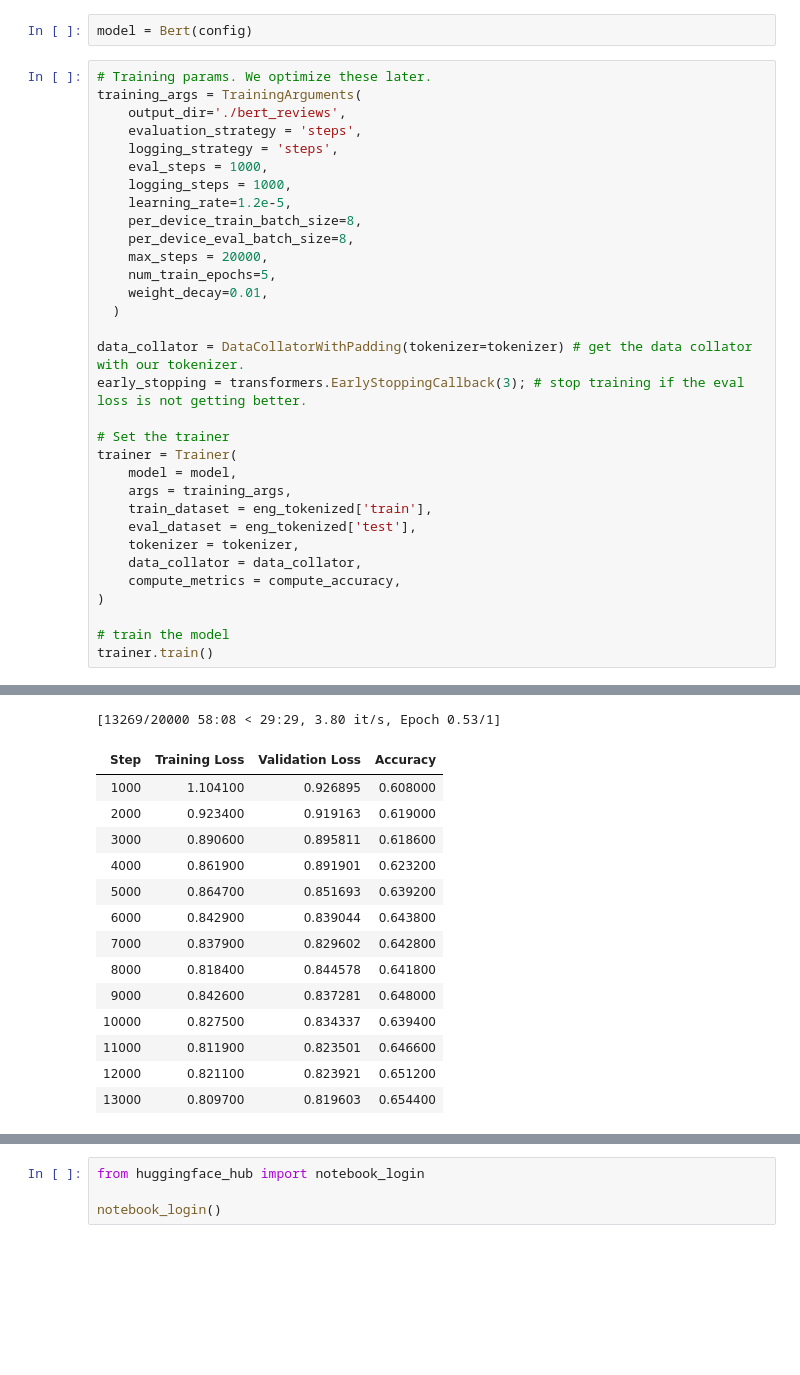
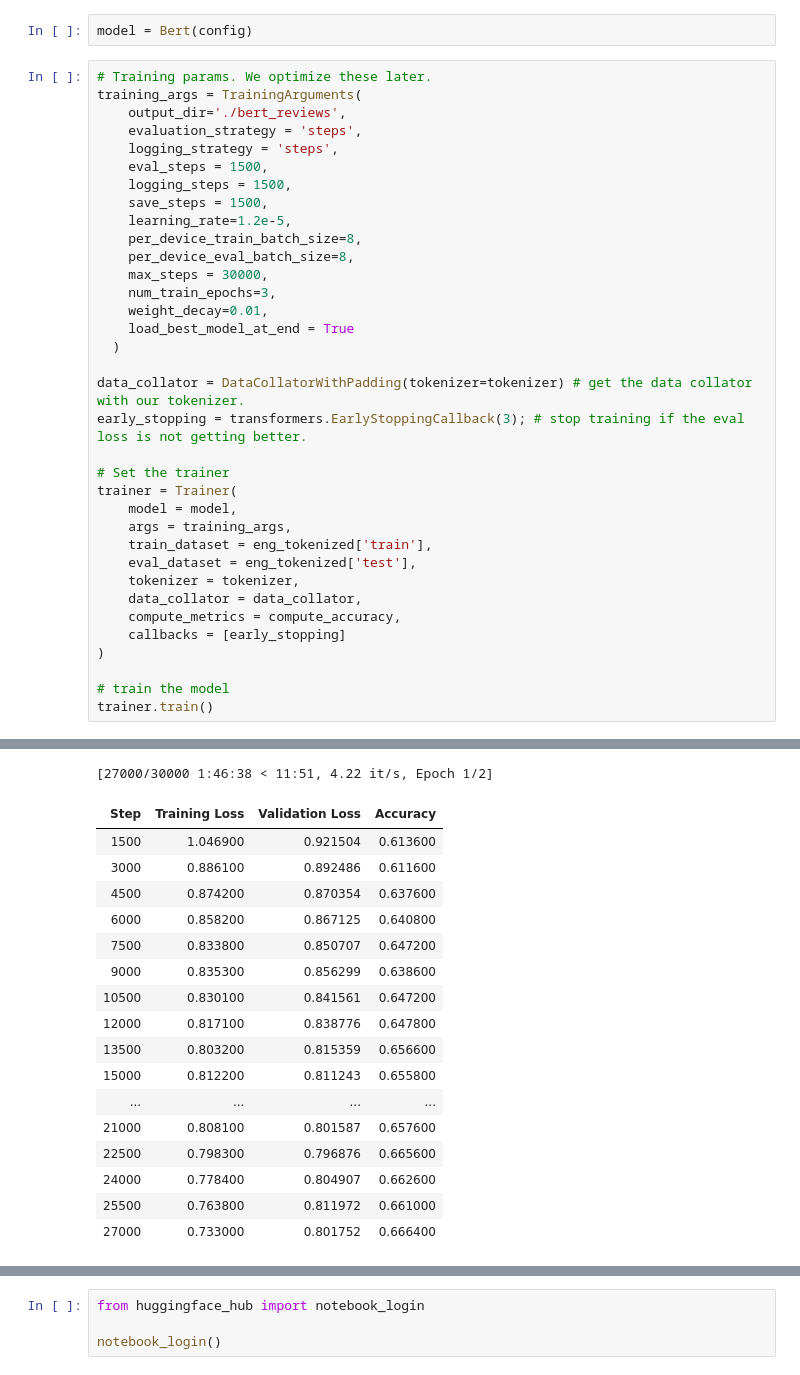
Before and after one commit to Iispar/review-summary-API, a Jupyter notebook: BERT-finetuned-model.ipynb, the cells around one changed output, grey strips where cells are left out. Drawn from its saved outputs; the diff is of its cells as text; blank space fills up the shorter version.

```diff
--- a/BERT-finetuned-model.ipynb
+++ b/BERT-finetuned-model.ipynb
@@ -183,48 +183,54 @@ model = Bert(config)
 # Training params. We optimize these later.
 training_args = TrainingArguments(
     output_dir='./bert_reviews',
     evaluation_strategy = 'steps',
     logging_strategy = 'steps',
-    eval_steps = 1000,
-    logging_steps = 1000,
+    eval_steps = 1500,
+    logging_steps = 1500,
+    save_steps = 1500,
     learning_rate=1.2e-5,
     per_device_train_batch_size=8,
     per_device_eval_batch_size=8,
-    max_steps = 20000,
-    num_train_epochs=5,
+    max_steps = 30000,
+    num_train_epochs=3,
     weight_decay=0.01,
+    load_best_model_at_end = True
   )
 
 data_collator = DataCollatorWithPadding(tokenizer=tokenizer) # get the data collator with our tokenizer.
 early_stopping = transformers.EarlyStoppingCallback(3); # stop training if the eval loss is not getting better.
 
 # Set the trainer
 trainer = Trainer(
     model = model,
     args = training_args,
     train_dataset = eng_tokenized['train'],
     eval_dataset = eng_tokenized['test'],
     tokenizer = tokenizer,
     data_collator = data_collator,
     compute_metrics = compute_accuracy,
+    callbacks = [early_stopping]
 )
 
 # train the model
 trainer.train()
 # %% [output]
 You're using a BertTokenizerFast tokenizer. Please note that with a fast tokenizer, using the `__call__` method is faster than using a method to encode the text followed by a call to the `pad` method  ...
-[13269/20000 58:08 < 29:29, 3.80 it/s, Epoch 0.53/1]
+[27000/30000 1:46:38 < 11:51, 4.22 it/s, Epoch 1/2]
 | Step | Training Loss | Validation Loss | Accuracy |
-| 1000 | 1.104100 | 0.926895 | 0.608000 |
-| 2000 | 0.923400 | 0.919163 | 0.619000 |
-| 3000 | 0.890600 | 0.895811 | 0.618600 |
-| 4000 | 0.861900 | 0.891901 | 0.623200 |
-| 5000 | 0.864700 | 0.851693 | 0.639200 |
-| 6000 | 0.842900 | 0.839044 | 0.643800 |
-| 7000 | 0.837900 | 0.829602 | 0.642800 |
-| 8000 | 0.818400 | 0.844578 | 0.641800 |
-| 9000 | 0.842600 | 0.837281 | 0.648000 |
-| 10000 | 0.827500 | 0.834337 | 0.639400 |
-| 11000 | 0.811900 | 0.823501 | 0.646600 |
-| 12000 | 0.821100 | 0.823921 | 0.651200 |
-| 13000 | 0.809700 | 0.819603 | 0.654400 |
+| 1500 | 1.046900 | 0.921504 | 0.613600 |
+| 3000 | 0.886100 | 0.892486 | 0.611600 |
+| 4500 | 0.874200 | 0.870354 | 0.637600 |
+| 6000 | 0.858200 | 0.867125 | 0.640800 |
+| 7500 | 0.833800 | 0.850707 | 0.647200 |
+| 9000 | 0.835300 | 0.856299 | 0.638600 |
+| 10500 | 0.830100 | 0.841561 | 0.647200 |
+| 12000 | 0.817100 | 0.838776 | 0.647800 |
+| 13500 | 0.803200 | 0.815359 | 0.656600 |
+| 15000 | 0.812200 | 0.811243 | 0.655800 |
+| ... | ... | ... | ... |
+| 21000 | 0.808100 | 0.801587 | 0.657600 |
+| 22500 | 0.798300 | 0.796876 | 0.665600 |
+| 24000 | 0.778400 | 0.804907 | 0.662600 |
+| 25500 | 0.763800 | 0.811972 | 0.661000 |
+| 27000 | 0.733000 | 0.801752 | 0.666400 |
```
Also changed, not shown: parts of 8 cells of this notebook.
